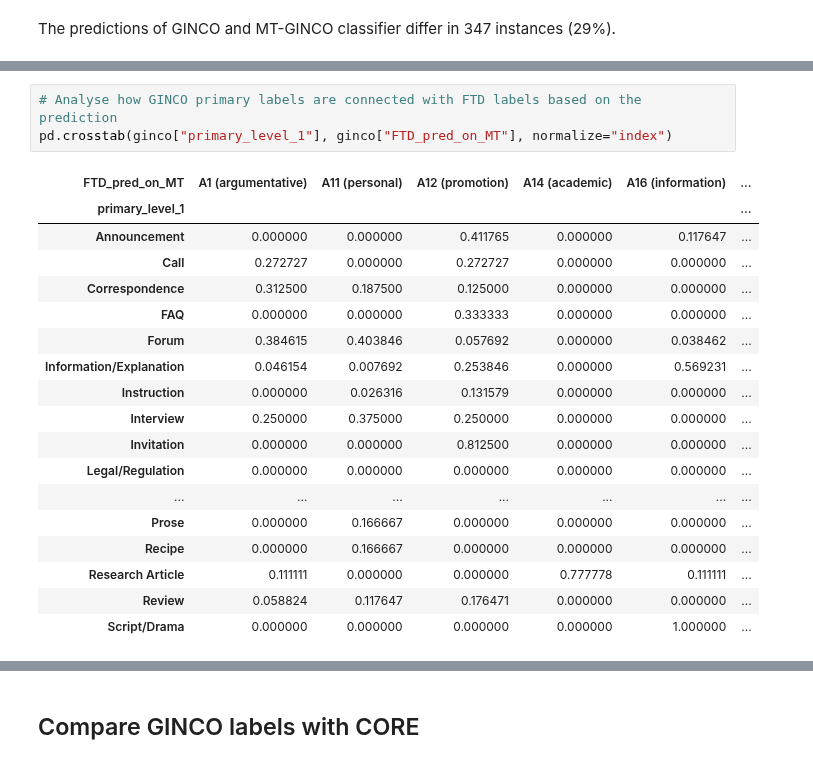
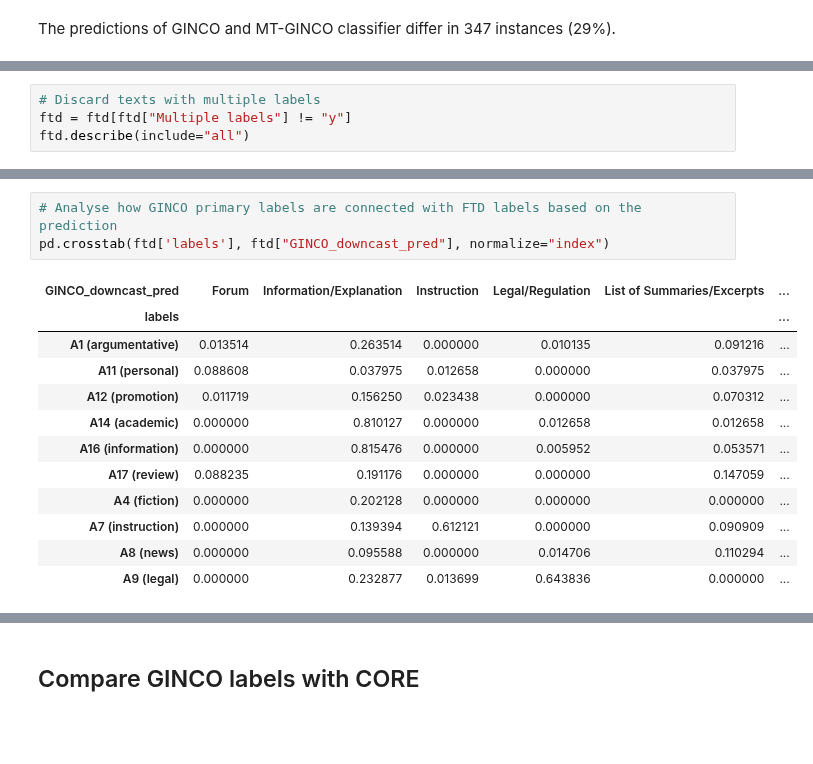
Before and after one commit to TajaKuzman/Genre-Datasets-Comparison, a Jupyter notebook: 3.2-Compare-GINCO-labels-on-other-datasets.ipynb, the cells around one changed output, grey strips where cells are left out. Saved outputs shown, nothing was run; the diff lists cells and outputs as text; blank space fills up the shorter version.

```diff
--- a/3.2-Compare-GINCO-labels-on-other-datasets.ipynb
+++ b/3.2-Compare-GINCO-labels-on-other-datasets.ipynb
@@ -31,0 +43,4 @@ The predictions of GINCO and MT-GINCO classifier differ in 347 instances (29%).
+# %%
+# Discard texts with multiple labels
+ftd = ftd[ftd["Multiple labels"] != "y"]
+ftd.describe(include="all")
@@ -32,23 +60,17 @@ The predictions of GINCO and MT-GINCO classifier differ in 347 instances (29%).
 # %%
 # Analyse how GINCO primary labels are connected with FTD labels based on the prediction
-pd.crosstab(ginco["primary_level_1"], ginco["FTD_pred_on_MT"], normalize="index")
+pd.crosstab(ftd['labels'], ftd["GINCO_downcast_pred"], normalize="index")
 # %% [output]
-| FTD_pred_on_MT | A1 (argumentative) | A11 (personal) | A12 (promotion) | A14 (academic) | A16 (information) | ... |
-| primary_level_1 |  |  |  |  |  | ... |
-| Announcement | 0.000000 | 0.000000 | 0.411765 | 0.000000 | 0.117647 | ... |
-| Call | 0.272727 | 0.000000 | 0.272727 | 0.000000 | 0.000000 | ... |
-| Correspondence | 0.312500 | 0.187500 | 0.125000 | 0.000000 | 0.000000 | ... |
-| FAQ | 0.000000 | 0.000000 | 0.333333 | 0.000000 | 0.000000 | ... |
-| Forum | 0.384615 | 0.403846 | 0.057692 | 0.000000 | 0.038462 | ... |
-| Information/Explanation | 0.046154 | 0.007692 | 0.253846 | 0.000000 | 0.569231 | ... |
-| Instruction | 0.000000 | 0.026316 | 0.131579 | 0.000000 | 0.000000 | ... |
-| Interview | 0.250000 | 0.375000 | 0.250000 | 0.000000 | 0.000000 | ... |
-| Invitation | 0.000000 | 0.000000 | 0.812500 | 0.000000 | 0.000000 | ... |
-| Legal/Regulation | 0.000000 | 0.000000 | 0.000000 | 0.000000 | 0.000000 | ... |
-| ... | ... | ... | ... | ... | ... | ... |
-| Prose | 0.000000 | 0.166667 | 0.000000 | 0.000000 | 0.000000 | ... |
-| Recipe | 0.000000 | 0.166667 | 0.000000 | 0.000000 | 0.000000 | ... |
-| Research Article | 0.111111 | 0.000000 | 0.000000 | 0.777778 | 0.111111 | ... |
-| Review | 0.058824 | 0.117647 | 0.176471 | 0.000000 | 0.000000 | ... |
-| Script/Drama | 0.000000 | 0.000000 | 0.000000 | 0.000000 | 1.000000 | ... |
+| GINCO_downcast_pred | Forum | Information/Explanation | Instruction | Legal/Regulation | List of Summaries/Excerpts | ... |
+| labels |  |  |  |  |  | ... |
+| A1 (argumentative) | 0.013514 | 0.263514 | 0.000000 | 0.010135 | 0.091216 | ... |
+| A11 (personal) | 0.088608 | 0.037975 | 0.012658 | 0.000000 | 0.037975 | ... |
+| A12 (promotion) | 0.011719 | 0.156250 | 0.023438 | 0.000000 | 0.070312 | ... |
+| A14 (academic) | 0.000000 | 0.810127 | 0.000000 | 0.012658 | 0.012658 | ... |
+| A16 (information) | 0.000000 | 0.815476 | 0.000000 | 0.005952 | 0.053571 | ... |
+| A17 (review) | 0.088235 | 0.191176 | 0.000000 | 0.000000 | 0.147059 | ... |
+| A4 (fiction) | 0.000000 | 0.202128 | 0.000000 | 0.000000 | 0.000000 | ... |
+| A7 (instruction) | 0.000000 | 0.139394 | 0.612121 | 0.000000 | 0.090909 | ... |
+| A8 (news) | 0.000000 | 0.095588 | 0.000000 | 0.014706 | 0.110294 | ... |
+| A9 (legal) | 0.000000 | 0.232877 | 0.013699 | 0.643836 | 0.000000 | ... |
 # %%
```
Also changed, not shown: parts of 6 cells of this notebook, 1 other file.
